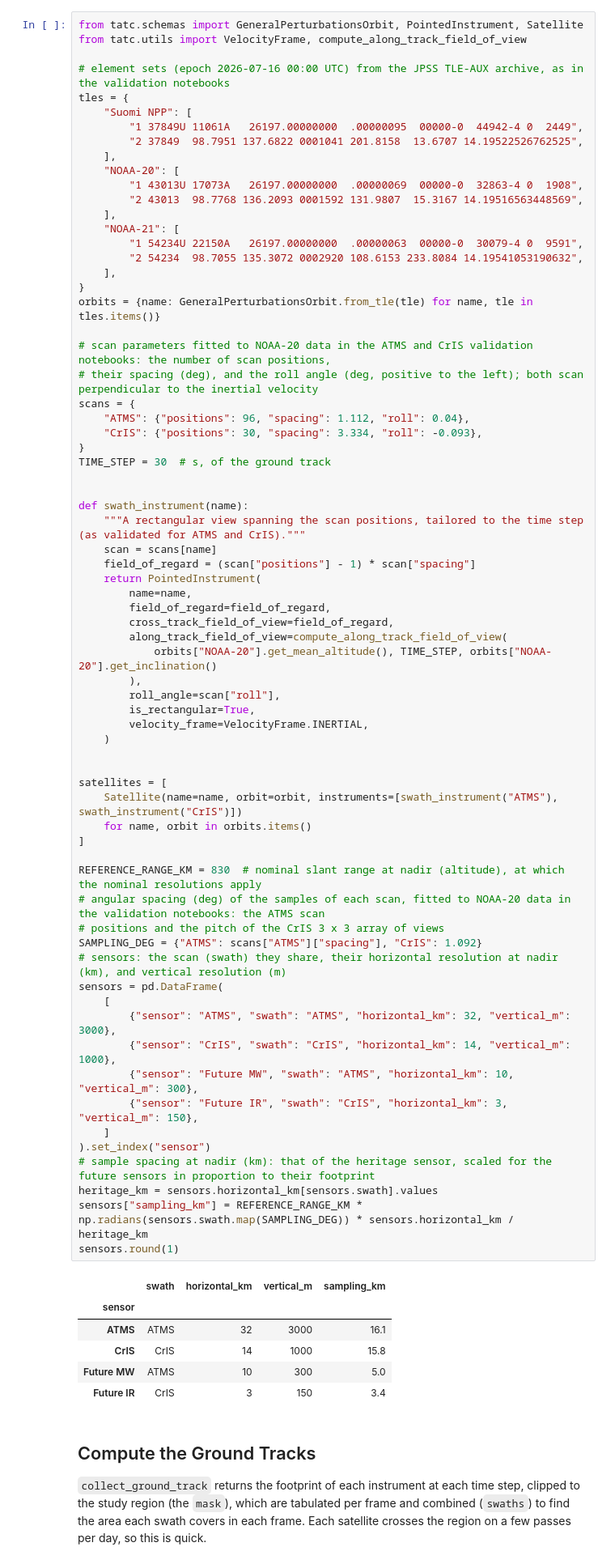
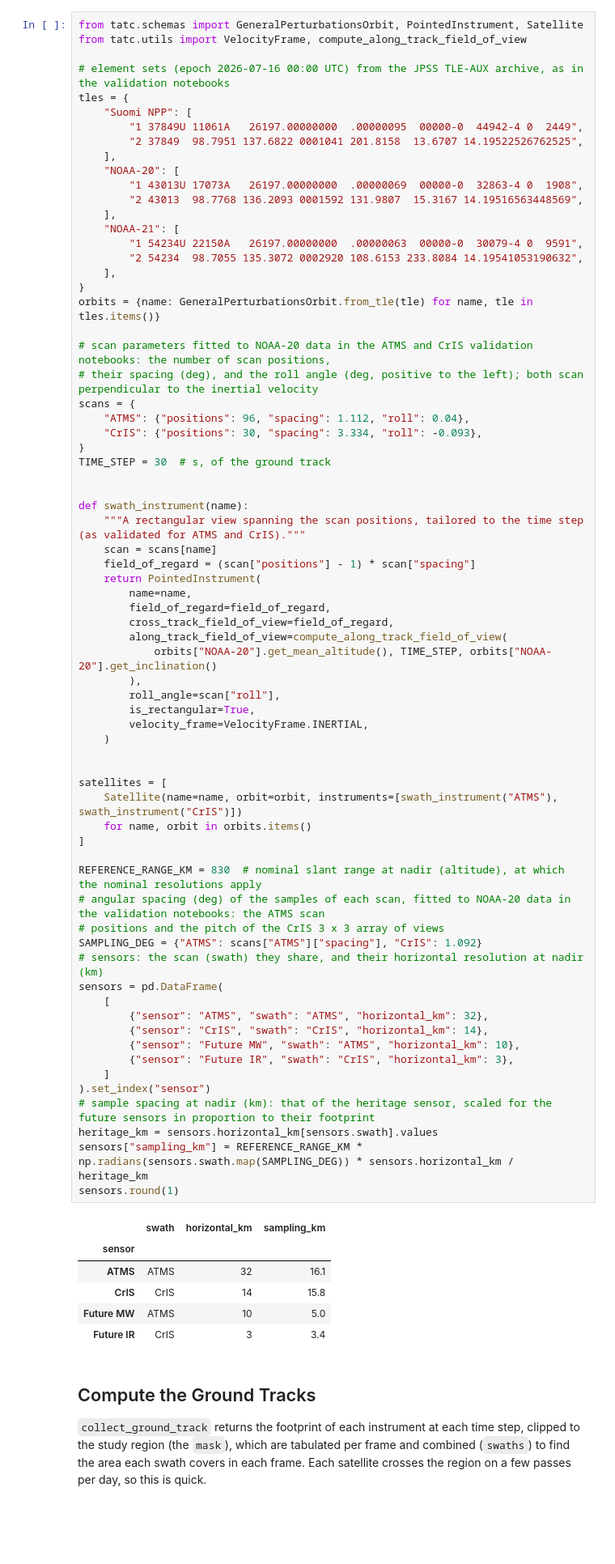
Before and after one commit to code-lab-org/tatc, a Jupyter notebook: docs/examples/RunOSSEMonsoon.ipynb, the cells around one changed output. Shown at 81% size. Saved outputs shown, nothing was run; the diff lists cells and outputs as text; blank space fills up the shorter version.

```diff
--- a/docs/examples/RunOSSEMonsoon.ipynb
+++ b/docs/examples/RunOSSEMonsoon.ipynb
@@ -215,44 +228,44 @@ def swath_instrument(name):
         name=name,
         field_of_regard=field_of_regard,
         cross_track_field_of_view=field_of_regard,
         along_track_field_of_view=compute_along_track_field_of_view(
             orbits["NOAA-20"].get_mean_altitude(), TIME_STEP, orbits["NOAA-20"].get_inclination()
         ),
         roll_angle=scan["roll"],
         is_rectangular=True,
         velocity_frame=VelocityFrame.INERTIAL,
     )
 
 
 satellites = [
     Satellite(name=name, orbit=orbit, instruments=[swath_instrument("ATMS"), swath_instrument("CrIS")])
     for name, orbit in orbits.items()
 ]
 
 REFERENCE_RANGE_KM = 830  # nominal slant range at nadir (altitude), at which the nominal resolutions apply
 # angular spacing (deg) of the samples of each scan, fitted to NOAA-20 data in the validation notebooks: the ATMS scan
 # positions and the pitch of the CrIS 3 x 3 array of views
 SAMPLING_DEG = {"ATMS": scans["ATMS"]["spacing"], "CrIS": 1.092}
-# sensors: the scan (swath) they share, their horizontal resolution at nadir (km), and vertical resolution (m)
+# sensors: the scan (swath) they share, and their horizontal resolution at nadir (km)
 sensors = pd.DataFrame(
     [
-        {"sensor": "ATMS", "swath": "ATMS", "horizontal_km": 32, "vertical_m": 3000},
-        {"sensor": "CrIS", "swath": "CrIS", "horizontal_km": 14, "vertical_m": 1000},
-        {"sensor": "Future MW", "swath": "ATMS", "horizontal_km": 10, "vertical_m": 300},
-        {"sensor": "Future IR", "swath": "CrIS", "horizontal_km": 3, "vertical_m": 150},
+        {"sensor": "ATMS", "swath": "ATMS", "horizontal_km": 32},
+        {"sensor": "CrIS", "swath": "CrIS", "horizontal_km": 14},
+        {"sensor": "Future MW", "swath": "ATMS", "horizontal_km": 10},
+        {"sensor": "Future IR", "swath": "CrIS", "horizontal_km": 3},
     ]
 ).set_index("sensor")
 # sample spacing at nadir (km): that of the heritage sensor, scaled for the future sensors in proportion to their footprint
 heritage_km = sensors.horizontal_km[sensors.swath].values
 sensors["sampling_km"] = REFERENCE_RANGE_KM * np.radians(sensors.swath.map(SAMPLING_DEG)) * sensors.horizontal_km / heritage_km
 sensors.round(1)
 # %% [output]
-|  | swath | horizontal_km | vertical_m | sampling_km |
-| sensor |  |  |  |  |
-| ATMS | ATMS | 32 | 3000 | 16.1 |
-| CrIS | CrIS | 14 | 1000 | 15.8 |
-| Future MW | ATMS | 10 | 300 | 5.0 |
-| Future IR | CrIS | 3 | 150 | 3.4 |
+|  | swath | horizontal_km | sampling_km |
+| sensor |  |  |  |
+| ATMS | ATMS | 32 | 16.1 |
+| CrIS | CrIS | 14 | 15.8 |
+| Future MW | ATMS | 10 | 5.0 |
+| Future IR | CrIS | 3 | 3.4 |
 # %% [markdown]
 ## Compute the Ground Tracks
 
```
Also changed, not shown: parts of 15 cells of this notebook.
